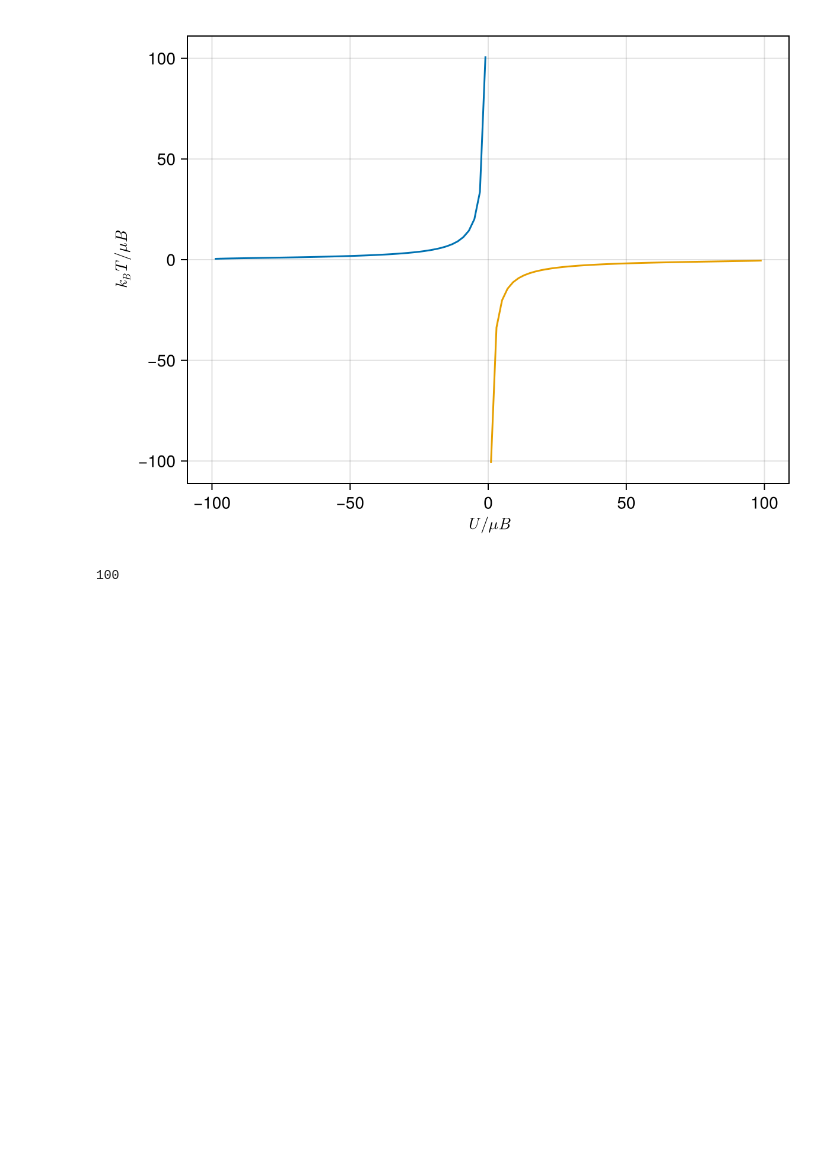
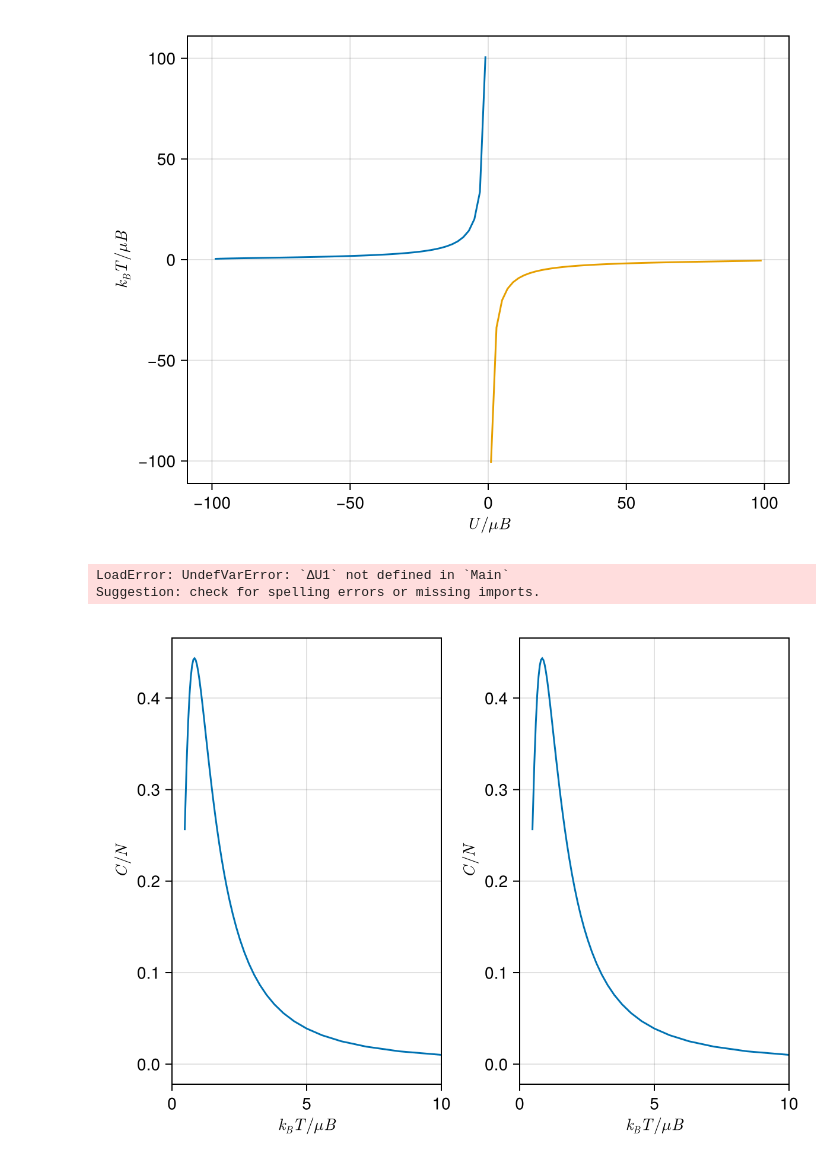
Before and after one commit to Julia-KAERI/ClassicalPhysics, a Jupyter notebook: src/ThermalPhysics/notebook/nb03.ipynb, the cells around one changed output. Drawn from its saved outputs; the diff is of its cells as text; code cells hidden in the pictures; blank space fills up the shorter version.

```diff
--- a/src/ThermalPhysics/notebook/nb03.ipynb
+++ b/src/ThermalPhysics/notebook/nb03.ipynb
@@ -178,9 +178,11 @@ f
 [figure]
 # %%
 S1=[log(factorial(big(100))) - log(factorial(big(n))) - log(factorial(big(100-n))) for n in 0:100];
-U = -100:2:100
+U0 = -100:2:100
+U1 = 0.5*(U0[1:end-1] + U0[2:end])
 ΔS1 = S1[2:end]-S1[1:end-1]
-T=2 ./ ΔS1
+T=(2 ./ ΔS1)
+
 f = Figure()
 
 
@@ -189,13 +191,44 @@ ax = Axis(f[1, 1], xlabel = L"U/\mu B", ylabel = L"k_BT/\mu B",
     # xticks = 0:20:100,
     # ytickformat = values -> [@sprintf("%.1e", v) for v in values],
     )
-lines!(ax, U[1:50].+1, T[1:50])
-lines!(ax, U[51:100].+1, T[51:100])
+lines!(ax, U1[1:50], T[1:50])
+lines!(ax, U1[51:100], T[51:100])
 f
 #save("schroeder_3_9.png", f)
 # %% [output]
 [figure]
 # %%
-length(T)
+length(ΔU1)
 # %% [output]
-100
+LoadError: UndefVarError: `ΔU1` not defined in `Main`
+Suggestion: check for spelling errors or missing imports.
+# %%
+ΔT1= T[2:50] - T[1:49]
+ΔU1 = U1[2:50] - U1[1:49]
+T2 = 0.5*(T[2:50] + T[1:49])
+f = Figure()
+
+
+
+ax1 = Axis(f[1, 1], xlabel = L"k_BT/\mu B", ylabel = L"C/N",
+    # title = "Title",
+    # xticks = 0:20:100,
+    # ytickformat = values -> [@sprintf("%.1e", v) for v in values],
+    )
+xlims!(ax1, 0,10)
+lines!(ax1, T2, ΔU1./ΔT1/100)
+
+ax2 = Axis(f[1, 2], xlabel = L"k_BT/\mu B", ylabel = L"C/N",
+    # title = "Title",
+    # xticks = 0:20:100,
+    # ytickformat = values -> [@sprintf("%.1e", v) for v in values],
+    )
+xlims!(ax2, 0,10)
+lines!(ax2, T1, ΔU1./ΔT1/100)
+
+
+
+f
+# #save("schroeder_3_9.png", f)
+# %% [output]
+[figure, added]
```
Also changed, not shown: parts of 7 cells of this notebook, 4 other files.
